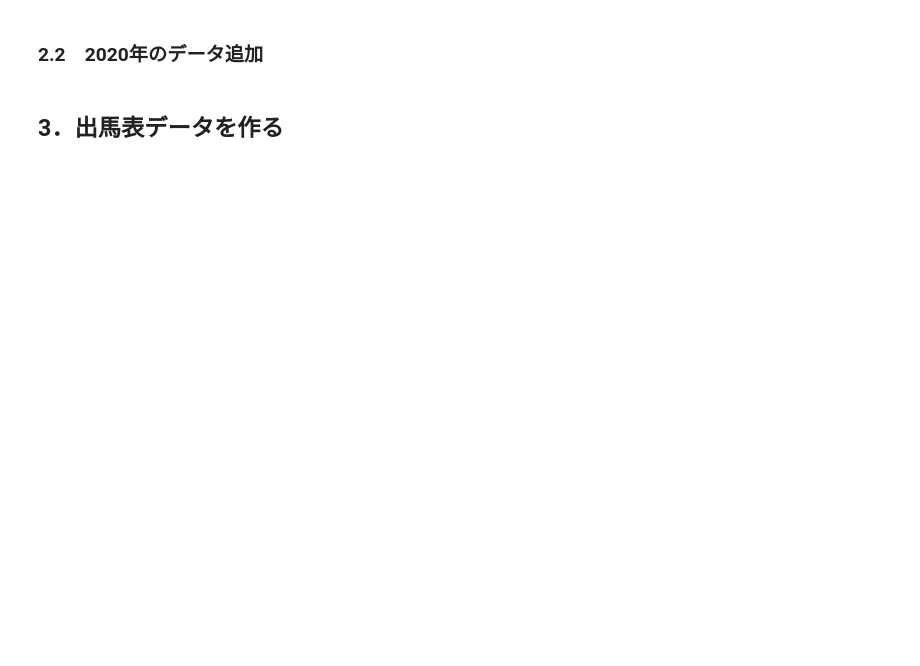
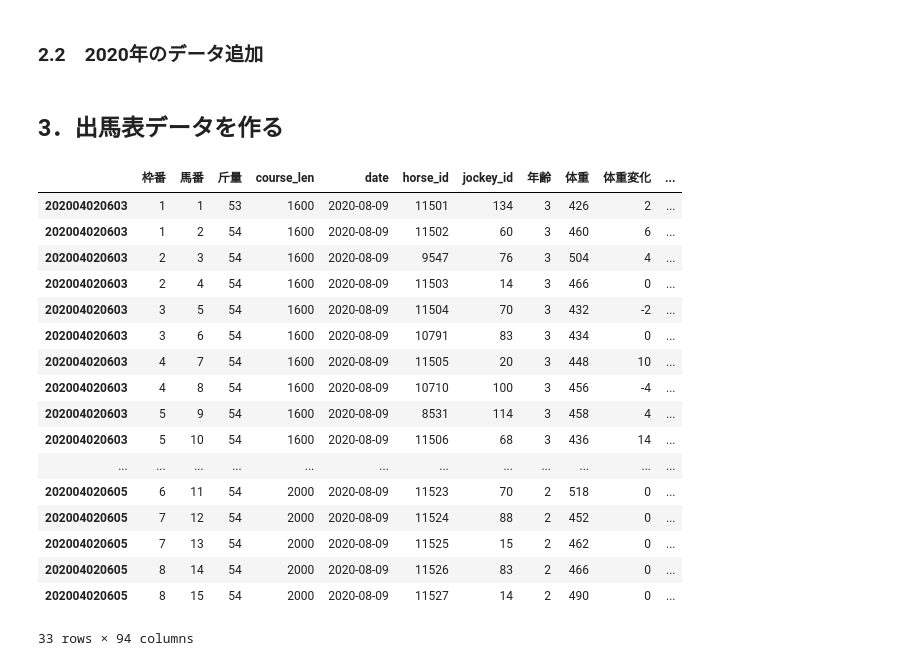
Before and after one commit to Yu134y/Python, a Jupyter notebook: jupyterlab/keiba/predict_horse_racing2.ipynb, the cells around one changed output. Drawn from its saved outputs; the diff is of its cells as text; code cells hidden in the pictures; blank space fills up the shorter version.

```diff
--- a/jupyterlab/keiba/predict_horse_racing2.ipynb
+++ b/jupyterlab/keiba/predict_horse_racing2.ipynb
@@ -767,6 +896,8 @@ class ShutubaTable:
         self.shutuba_tables_h = pd.DataFrame()
         # pedsをmergeした後の変数
         self.shutuba_tables_pe = pd.DataFrame()
+        # カテゴリ変数化した後の変数
+        self.shutuba_tables_c = pd.DataFrame()
 
     def scrape(self, race_id_list, date):
         for race_id in tqdm(race_id_list):
@@ -854,5 +985,30 @@ class ShutubaTable:
         self.no_peds = self.shutuba_tables_pe[self.shutuba_tables_pe['peds_0'].isnull()]['horse_id'].unique()
         if len(self.no_peds):
             print('scrape peds at horse_id_list "no_peds"')
+
+    def process_categorical(self, le_horse, le_jockey, results_m):
+        df = self.shutuba_tables_pe.copy()
+
+        mask_horse = df['horse_id'].isin(le_horse.classes_)
+        new_horse_id = df['horse_id'].mask(mask_horse).dropna().unique()
+        le_horse.classes_ = np.concatenate([le_horse.classes_, new_horse_id])
+        df['horse_id'] = le_horse.transform(df['horse_id'])
+
+        mask_jockey = df['jockey_id'].isin(le_jockey.classes_)
+        new_jockey_id = df['jockey_id'].mask(mask_jockey).dropna().unique()
+        le_jockey.classes_ = np.concatenate([le_jockey.classes_, new_jockey_id])
+        df['jockey_id'] = le_jockey.transform(df['jockey_id'])
+
+        weathers = results_m['weather'].unique()
+        race_types = results_m['race_type'].unique()
+        ground_states = results_m['ground_state'].unique()
+        sexes = results_m['性'].unique()
+        df['weather'] = pd.Categorical(df['weather'], weathers)
+        df['race_type'] = pd.Categorical(df['race_type'], race_types)
+        df['ground_state'] = pd.Categorical(df['ground_state'], ground_states)
+        df['性'] = pd.Categorical(df['性'], sexes)
+
+        df = pd.get_dummies(df, columns=['weather', 'race_type', 'ground_state', '性'])
+        self.shutuba_tables_c = df
 # %%
 st = ShutubaTable()
@@ -863,2 +1024,21 @@ st.merge_peds(peds)
 # %%
-st.shutuba_tables_pe
+st.shutuba_tables_c
+# %% [output]
+|  | 枠番 | 馬番 | 斤量 | course_len | date | horse_id | jockey_id | 年齢 | 体重 | 体重変化 | ... |
+| 202004020603 | 1 | 1 | 53 | 1600 | 2020-08-09 | 11501 | 134 | 3 | 426 | 2 | ... |
+| 202004020603 | 1 | 2 | 54 | 1600 | 2020-08-09 | 11502 | 60 | 3 | 460 | 6 | ... |
+| 202004020603 | 2 | 3 | 54 | 1600 | 2020-08-09 | 9547 | 76 | 3 | 504 | 4 | ... |
+| 202004020603 | 2 | 4 | 54 | 1600 | 2020-08-09 | 11503 | 14 | 3 | 466 | 0 | ... |
+| 202004020603 | 3 | 5 | 54 | 1600 | 2020-08-09 | 11504 | 70 | 3 | 432 | -2 | ... |
+| 202004020603 | 3 | 6 | 54 | 1600 | 2020-08-09 | 10791 | 83 | 3 | 434 | 0 | ... |
+| 202004020603 | 4 | 7 | 54 | 1600 | 2020-08-09 | 11505 | 20 | 3 | 448 | 10 | ... |
+| 202004020603 | 4 | 8 | 54 | 1600 | 2020-08-09 | 10710 | 100 | 3 | 456 | -4 | ... |
+| 202004020603 | 5 | 9 | 54 | 1600 | 2020-08-09 | 8531 | 114 | 3 | 458 | 4 | ... |
+| 202004020603 | 5 | 10 | 54 | 1600 | 2020-08-09 | 11506 | 68 | 3 | 436 | 14 | ... |
+| ... | ... | ... | ... | ... | ... | ... | ... | ... | ... | ... | ... |
+| 202004020605 | 6 | 11 | 54 | 2000 | 2020-08-09 | 11523 | 70 | 2 | 518 | 0 | ... |
+| 202004020605 | 7 | 12 | 54 | 2000 | 2020-08-09 | 11524 | 88 | 2 | 452 | 0 | ... |
+| 202004020605 | 7 | 13 | 54 | 2000 | 2020-08-09 | 11525 | 15 | 2 | 462 | 0 | ... |
+| 202004020605 | 8 | 14 | 54 | 2000 | 2020-08-09 | 11526 | 83 | 2 | 466 | 0 | ... |
+| 202004020605 | 8 | 15 | 54 | 2000 | 2020-08-09 | 11527 | 14 | 2 | 490 | 0 | ... |
+33 rows × 94 columns
```
Also changed, not shown: parts of 20 cells of this notebook.
